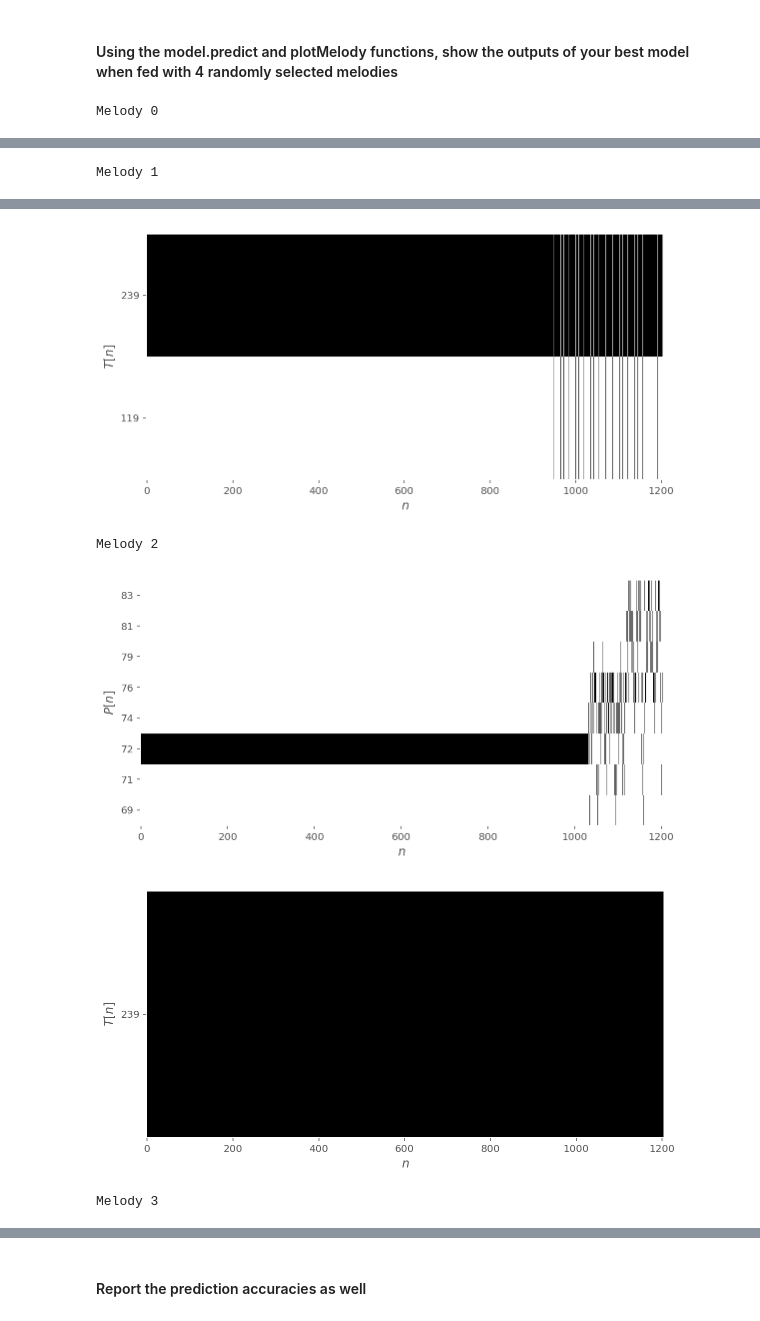
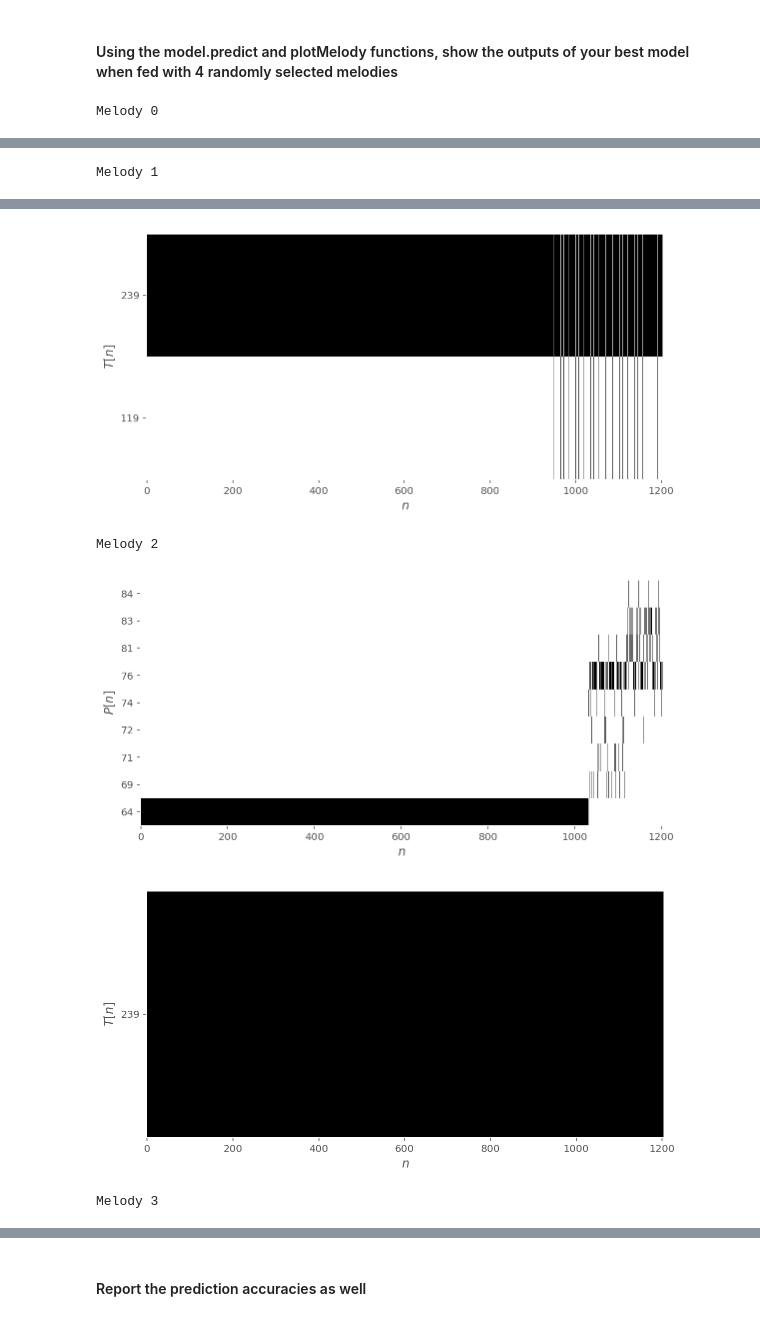
Before and after one commit to Amaumaury/ArtificialNeuralNetworks, a Jupyter notebook: Project_2/miniproject2.ipynb, the cells around one changed output, grey strips where cells are left out. Drawn from its saved outputs; the diff is of its cells as text; code cells hidden in the pictures.

```diff
--- a/Project_2/miniproject2.ipynb
+++ b/Project_2/miniproject2.ipynb
@@ -659,9 +770,9 @@ history = RNNmodel.fit(
 # %%
 # Load simpleRNN model from disk
-simpleRNN = keras.models.load_model('simpleRNN.hdf5')
+simpleRNN = keras.models.load_model('rnn_earlystopped.hdf5')
 # %%
 # Load GRU model from disk
-gru = keras.models.load_model('gru.hdf5')
+gru = keras.models.load_model('gru_earlystopped.hdf5')
 # %% [markdown]
 ## Exercise 6: Visualizing the model
 ### Description
@@ -689,7 +800,7 @@ predicted_durations, predicted_pitches = simpleRNN.predict(x=[durations, pitches
 # %%
 proba_to_one_hot = lambda mat: (mat == mat.max(axis=1)[:,None]).astype(int)
 
-predicted_durations, predicted_pitches = simpleRNN.predict(x=[durations, pitches])
+predicted_durations, predicted_pitches = gru.predict(x=[durations, pitches])
 
 predicted_durations = [proba_to_one_hot(pred) for pred in predicted_durations]
 predicted_pitches = [proba_to_one_hot(pred) for pred in predicted_pitches]
@@ -708,5 +819,5 @@ Melody 1
 [figure]
 Melody 2
-[figure, old version]
+[figure, new version]
 [figure]
 Melody 3
```
Also changed, not shown: parts of 48 cells of this notebook, 1 other file.
